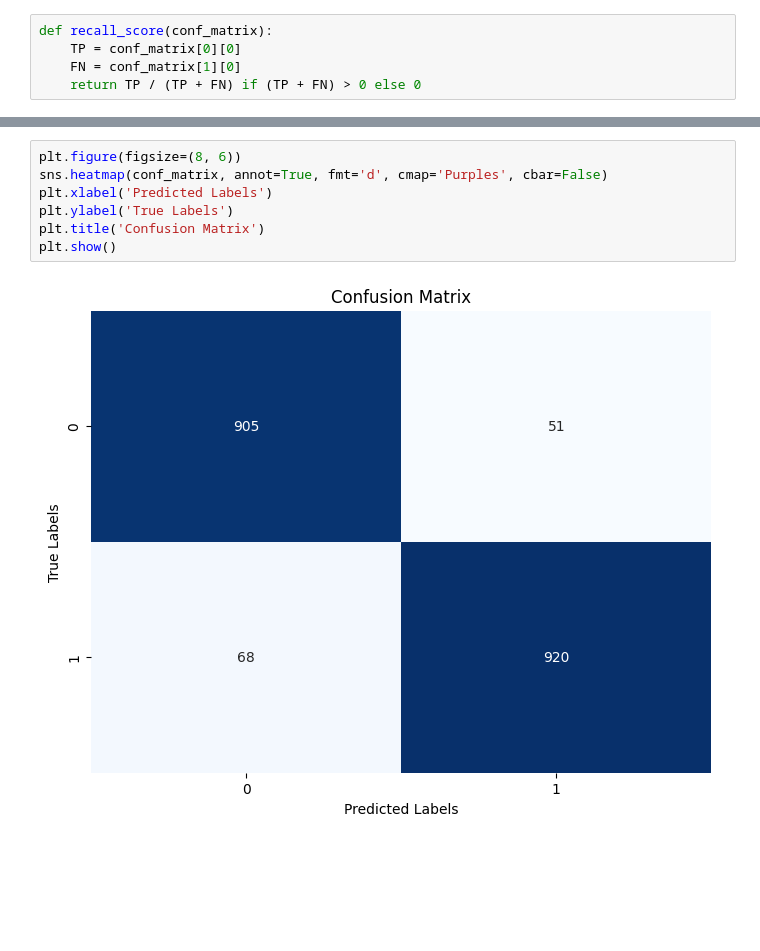
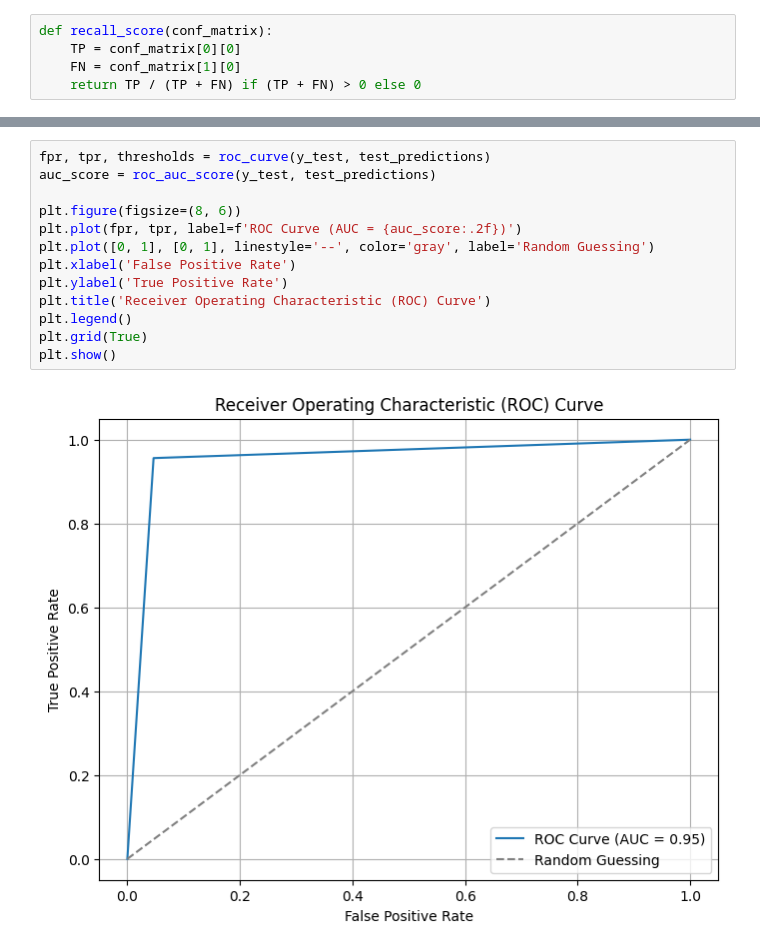
Before and after one commit to can-aslan/CS464-Project, a Jupyter notebook: LogisticRegression.ipynb, the cells around one changed output, grey strips where cells are left out. Drawn from its saved outputs; the diff is of its cells as text; blank space fills up the shorter version.

```diff
--- a/LogisticRegression.ipynb
+++ b/LogisticRegression.ipynb
@@ -115,12 +97,18 @@ plt.show()
-# %%
-plt.figure(figsize=(8, 6))
-sns.heatmap(conf_matrix, annot=True, fmt='d', cmap='Purples', cbar=False)
-plt.xlabel('Predicted Labels')
-plt.ylabel('True Labels')
-plt.title('Confusion Matrix')
-plt.show()
-# %% [output]
-[figure, removed]
+# %%
+fpr, tpr, thresholds = roc_curve(y_test, test_predictions)
+auc_score = roc_auc_score(y_test, test_predictions)
+
+plt.figure(figsize=(8, 6))
+plt.plot(fpr, tpr, label=f'ROC Curve (AUC = {auc_score:.2f})')
+plt.plot([0, 1], [0, 1], linestyle='--', color='gray', label='Random Guessing')
+plt.xlabel('False Positive Rate')
+plt.ylabel('True Positive Rate')
+plt.title('Receiver Operating Characteristic (ROC) Curve')
+plt.legend()
+plt.grid(True)
+plt.show()
+# %% [output]
+[figure, added]
 # %%
 # Define a list of solvers to compare
 solvers = ['lbfgs', 'saga', 'liblinear', 'newton-cg']
```
Also changed, not shown: parts of 12 cells of this notebook, 2 other files.
